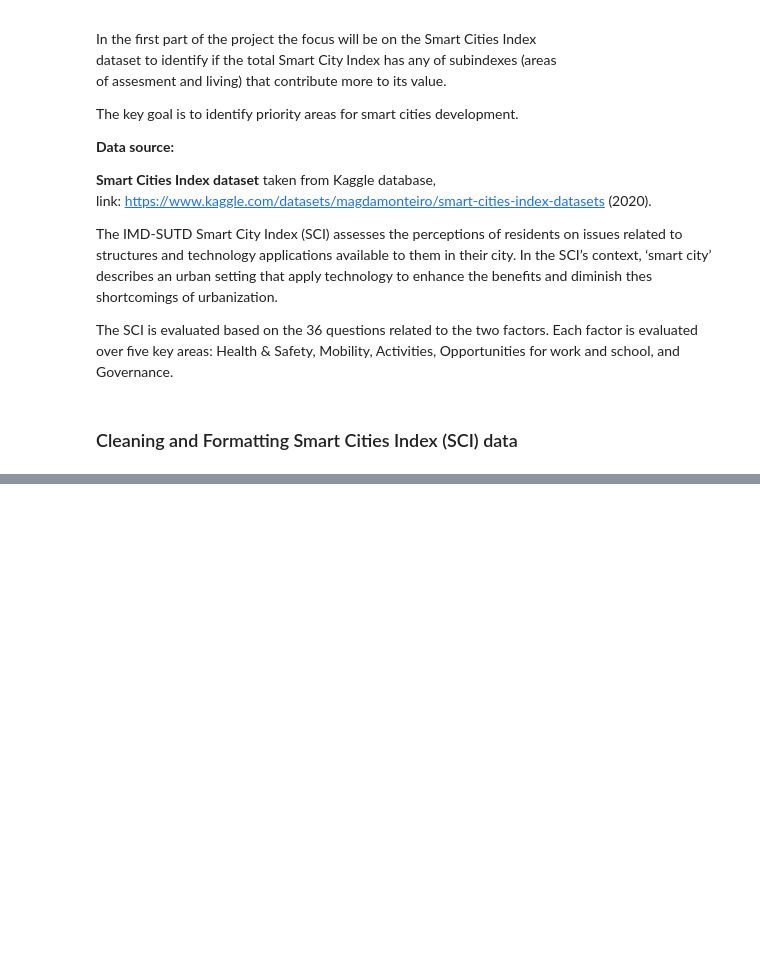
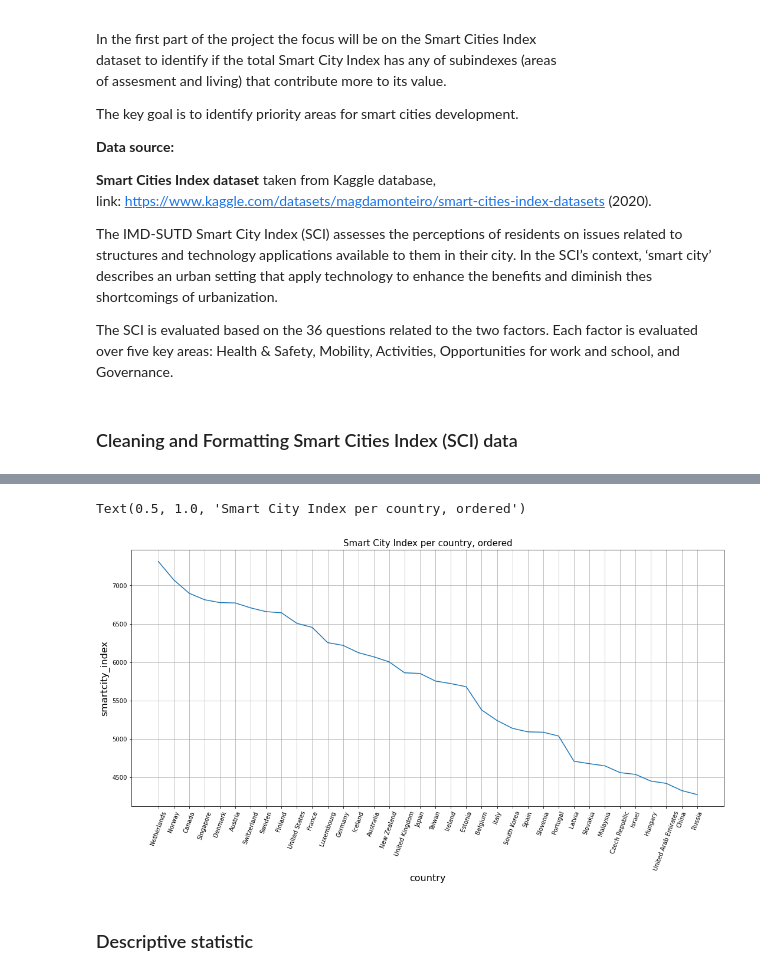
Before and after one commit to Edoardo1996/iornhack-final-project, a Jupyter notebook: main.ipynb, the cells around one changed output, grey strips where cells are left out. Cells and saved outputs as stored; diff of their text form; code cells hidden in the pictures; blank space fills up the shorter version.

```diff
--- a/main.ipynb
+++ b/main.ipynb
@@ -71,0 +75,8 @@ display(sci.head())
+# %%
+cols = ['smart_mobility', 'smart_environment',
+       'smart_government', 'smart_economy', 'smart_people', 'smart_living',
+       'smartcity_index']
+
+mean_sci = pd.DataFrame(sci.groupby('country')[cols].mean()).astype('int64')
+mean_sci = mean_sci.sort_values('smartcity_index', ascending=False)
+mean_sci.style.background_gradient(cmap='YlOrRd')
@@ -71,0 +102,13 @@ display(sci.head())
+# %%
+# Visualizing the trend
+
+plt.figure(figsize=(18, 8))
+plt.xticks(rotation=70)
+plt.grid()
+sns.lineplot(x = mean_sci.index, y=mean_sci.smartcity_index)
+plt.title('Smart City Index per country, ordered', fontsize = 15)
+# %% [output]
+Text(0.5, 1.0, 'Smart City Index per country, ordered')
+[figure, added]
+# %% [markdown]
+### Descriptive statistic
```
Also changed, not shown: parts of 11 cells of this notebook, 1 other file.
